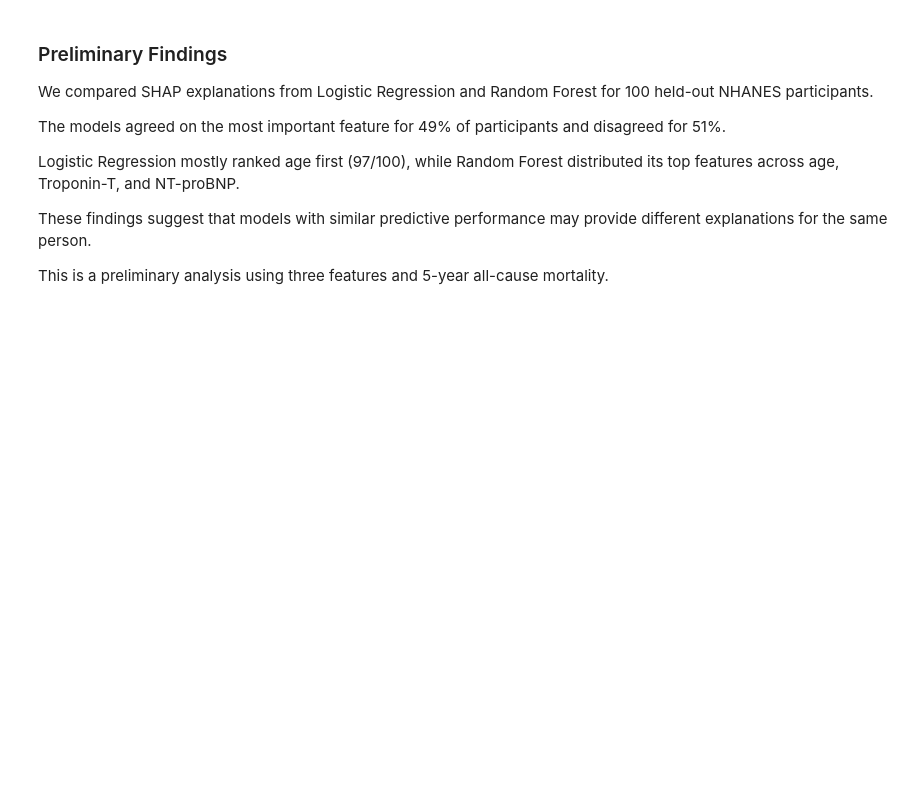
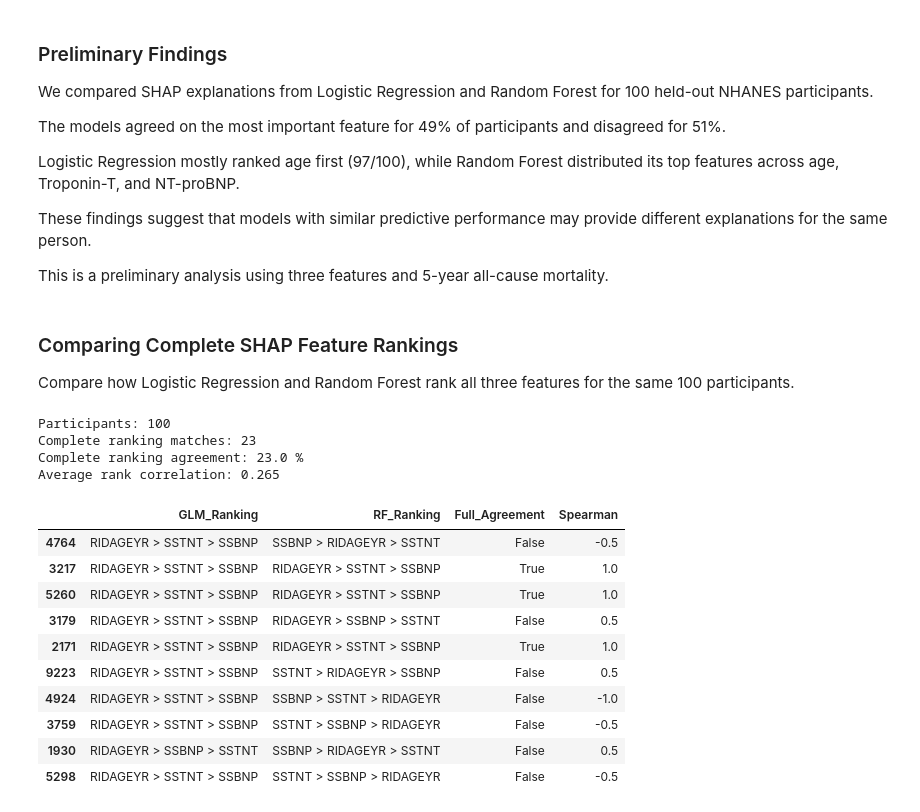
Before and after one commit to Evode-Manirahari/nhanes-cardiovascular-ml, a Jupyter notebook: notebooks/03_onehot_baseline_cv.ipynb, the cells around one changed output. Cells and saved outputs as stored; diff of their text form; code cells hidden in the pictures; blank space fills up the shorter version.

Commit message:
Analyze SHAP feature ranking agreement and missing biomarkers

```diff
--- a/notebooks/03_onehot_baseline_cv.ipynb
+++ b/notebooks/03_onehot_baseline_cv.ipynb
@@ -888,3 +888,66 @@ may provide different explanations for the same person.
 
 This is a preliminary analysis using three features and 5-year
 all-cause mortality.
+# %% [markdown]
+### Comparing Complete SHAP Feature Rankings
+
+Compare how Logistic Regression and Random Forest rank
+all three features for the same 100 participants.
+# %%
+from scipy.stats import spearmanr
+
+# Rank features from most to least influential
+glm_ranks = np.argsort(-np.abs(glm_shap_100.values), axis=1)
+rf_ranks = np.argsort(-np.abs(rf_shap_100.values), axis=1)
+
+# Do the complete rankings match?
+full_agreement = np.all(glm_ranks == rf_ranks, axis=1)
+
+# Measure similarity between the full rankings
+rank_correlations = [
+    spearmanr(
+        np.abs(glm_shap_100.values[i]),
+        np.abs(rf_shap_100.values[i])
+    ).statistic
+    for i in range(len(people_100))
+]
+
+# Create a comparison table
+ranking_comparison = pd.DataFrame({
+    "GLM_Ranking": [
+        " > ".join(np.array(glm_features)[r])
+        for r in glm_ranks
+    ],
+    "RF_Ranking": [
+        " > ".join(np.array(glm_features)[r])
+        for r in rf_ranks
+    ],
+    "Full_Agreement": full_agreement,
+    "Spearman": rank_correlations
+}, index=people_100.index)
+
+print("Participants:", len(people_100))
+print("Complete ranking matches:", full_agreement.sum())
+print("Complete ranking agreement:",
+      round(full_agreement.mean() * 100, 1), "%")
+
+print("Average rank correlation:",
+      round(np.nanmean(rank_correlations), 3))
+
+display(ranking_comparison.head(10))
+# %% [output]
+Participants: 100
+Complete ranking matches: 23
+Complete ranking agreement: 23.0 %
+Average rank correlation: 0.265
+|  | GLM_Ranking | RF_Ranking | Full_Agreement | Spearman |
+| 4764 | RIDAGEYR > SSTNT > SSBNP | SSBNP > RIDAGEYR > SSTNT | False | -0.5 |
+| 3217 | RIDAGEYR > SSTNT > SSBNP | RIDAGEYR > SSTNT > SSBNP | True | 1.0 |
+| 5260 | RIDAGEYR > SSTNT > SSBNP | RIDAGEYR > SSTNT > SSBNP | True | 1.0 |
+| 3179 | RIDAGEYR > SSTNT > SSBNP | RIDAGEYR > SSBNP > SSTNT | False | 0.5 |
+| 2171 | RIDAGEYR > SSTNT > SSBNP | RIDAGEYR > SSTNT > SSBNP | True | 1.0 |
+| 9223 | RIDAGEYR > SSTNT > SSBNP | SSTNT > RIDAGEYR > SSBNP | False | 0.5 |
+| 4924 | RIDAGEYR > SSTNT > SSBNP | SSBNP > SSTNT > RIDAGEYR | False | -1.0 |
+| 3759 | RIDAGEYR > SSTNT > SSBNP | SSTNT > SSBNP > RIDAGEYR | False | -0.5 |
+| 1930 | RIDAGEYR > SSBNP > SSTNT | SSBNP > RIDAGEYR > SSTNT | False | 0.5 |
+| 5298 | RIDAGEYR > SSTNT > SSBNP | SSTNT > SSBNP > RIDAGEYR | False | -0.5 |
```
Also changed, not shown: parts of 3 cells of this notebook.
